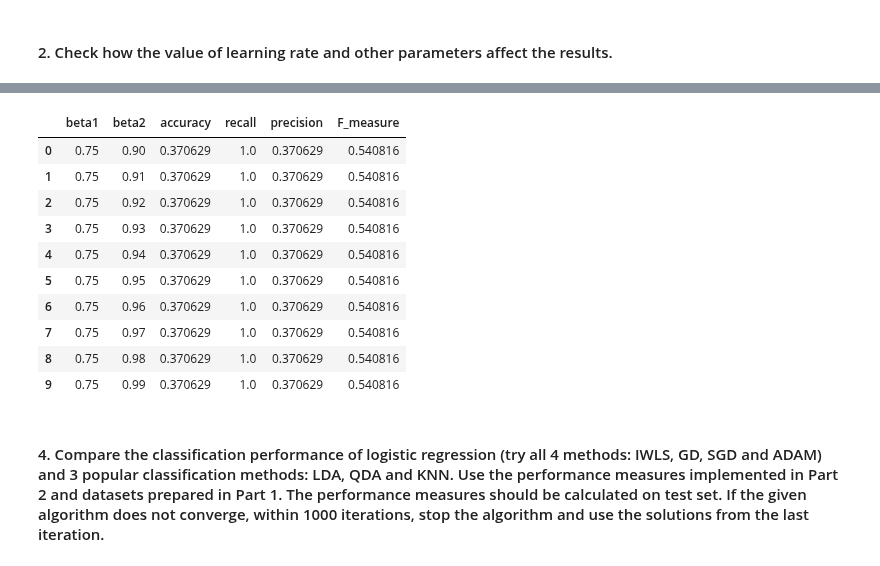
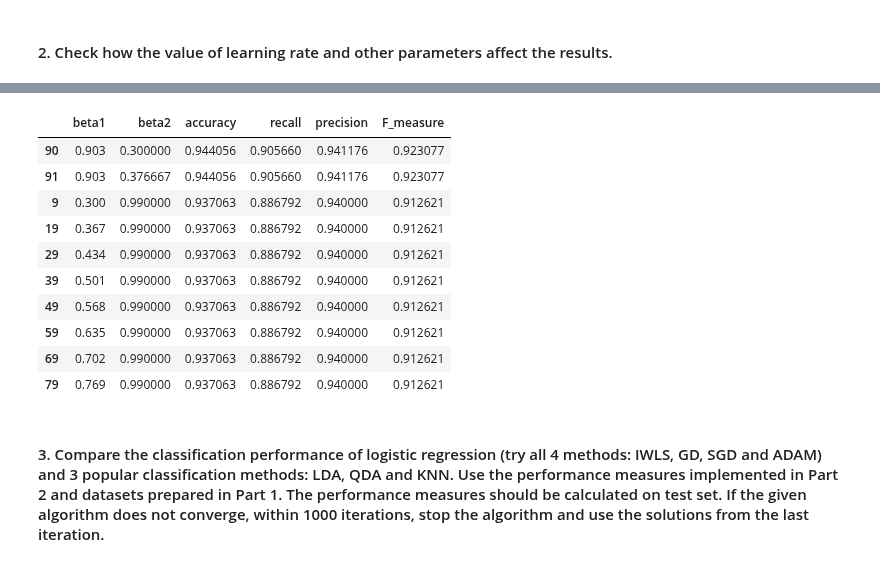
Before and after one commit to pawel99k/AML2022, a Jupyter notebook: Project1/Wdbc_experiments.ipynb, the cells around one changed output, grey strips where cells are left out. Saved outputs shown, nothing was run; the diff lists cells and outputs as text; code cells hidden in the pictures.

```diff
--- a/Project1/Wdbc_experiments.ipynb
+++ b/Project1/Wdbc_experiments.ipynb
@@ -127,25 +143,25 @@ res_test_learning_rates[res_test_learning_rates['method']=='ADAM'].sort_values(b
 # %%
-tested_betas_1=np.linspace(start=0.75,stop=.97,num=11)
-tested_betas_2=np.linspace(start=0.90,stop=0.99,num=10)
+tested_betas_1=np.linspace(start=0.3,stop=0.97,num=11)
+tested_betas_2=np.linspace(start=0.3,stop=0.99,num=10)
 
 res_test_betas=experiments.test_betas(X_train, y_train,
                                       X_test,y_test,
-                                      tested_betas_1,tested_betas_2,lr=0)
+                                      tested_betas_1,tested_betas_2,lr=0.01)
 res_test_betas.sort_values(by=['accuracy','F_measure','recall','precision'],ascending=False).head(10)
 # %% [output]
 |  | beta1 | beta2 | accuracy | recall | precision | F_measure |
-| 0 | 0.75 | 0.90 | 0.370629 | 1.0 | 0.370629 | 0.540816 |
-| 1 | 0.75 | 0.91 | 0.370629 | 1.0 | 0.370629 | 0.540816 |
-| 2 | 0.75 | 0.92 | 0.370629 | 1.0 | 0.370629 | 0.540816 |
-| 3 | 0.75 | 0.93 | 0.370629 | 1.0 | 0.370629 | 0.540816 |
-| 4 | 0.75 | 0.94 | 0.370629 | 1.0 | 0.370629 | 0.540816 |
-| 5 | 0.75 | 0.95 | 0.370629 | 1.0 | 0.370629 | 0.540816 |
-| 6 | 0.75 | 0.96 | 0.370629 | 1.0 | 0.370629 | 0.540816 |
-| 7 | 0.75 | 0.97 | 0.370629 | 1.0 | 0.370629 | 0.540816 |
-| 8 | 0.75 | 0.98 | 0.370629 | 1.0 | 0.370629 | 0.540816 |
-| 9 | 0.75 | 0.99 | 0.370629 | 1.0 | 0.370629 | 0.540816 |
+| 90 | 0.903 | 0.300000 | 0.944056 | 0.905660 | 0.941176 | 0.923077 |
+| 91 | 0.903 | 0.376667 | 0.944056 | 0.905660 | 0.941176 | 0.923077 |
+| 9 | 0.300 | 0.990000 | 0.937063 | 0.886792 | 0.940000 | 0.912621 |
+| 19 | 0.367 | 0.990000 | 0.937063 | 0.886792 | 0.940000 | 0.912621 |
+| 29 | 0.434 | 0.990000 | 0.937063 | 0.886792 | 0.940000 | 0.912621 |
+| 39 | 0.501 | 0.990000 | 0.937063 | 0.886792 | 0.940000 | 0.912621 |
+| 49 | 0.568 | 0.990000 | 0.937063 | 0.886792 | 0.940000 | 0.912621 |
+| 59 | 0.635 | 0.990000 | 0.937063 | 0.886792 | 0.940000 | 0.912621 |
+| 69 | 0.702 | 0.990000 | 0.937063 | 0.886792 | 0.940000 | 0.912621 |
+| 79 | 0.769 | 0.990000 | 0.937063 | 0.886792 | 0.940000 | 0.912621 |
 # %% [markdown]
-#### 4. Compare the classification performance of logistic regression (try all 4 methods: IWLS, GD, SGD and ADAM) and 3 popular classification methods: LDA, QDA and KNN. Use the performance measures implemented in Part 2 and datasets prepared in Part 1. The performance measures should be calculated on test set. If the given algorithm does not converge, within 1000 iterations, stop the algorithm and use the solutions from the last iteration.
+#### 3. Compare the classification performance of logistic regression (try all 4 methods: IWLS, GD, SGD and ADAM) and 3 popular classification methods: LDA, QDA and KNN. Use the performance measures implemented in Part 2 and datasets prepared in Part 1. The performance measures should be calculated on test set. If the given algorithm does not converge, within 1000 iterations, stop the algorithm and use the solutions from the last iteration.
 # %%
 lr=0.001
 n_epochs=1000
```
Also changed, not shown: parts of 5 cells of this notebook, 5 other files.
